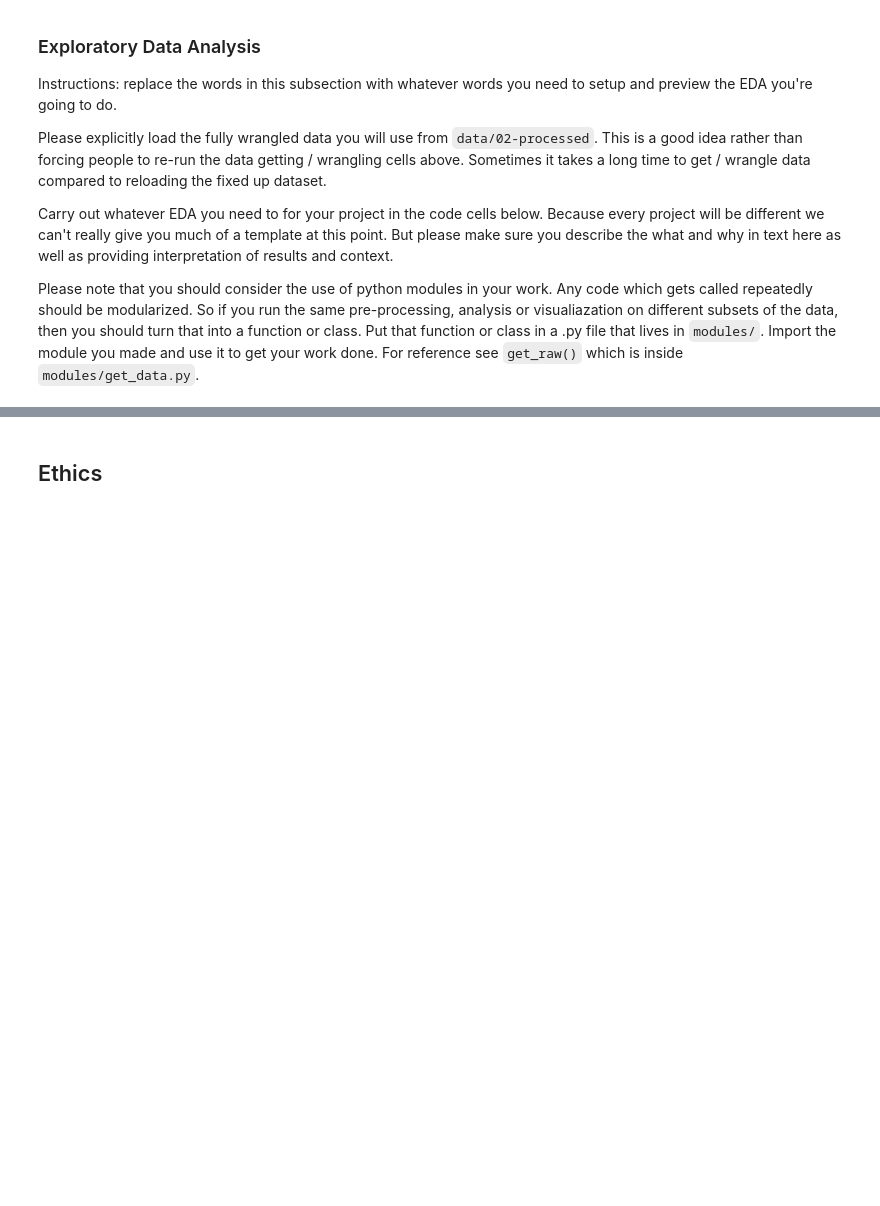
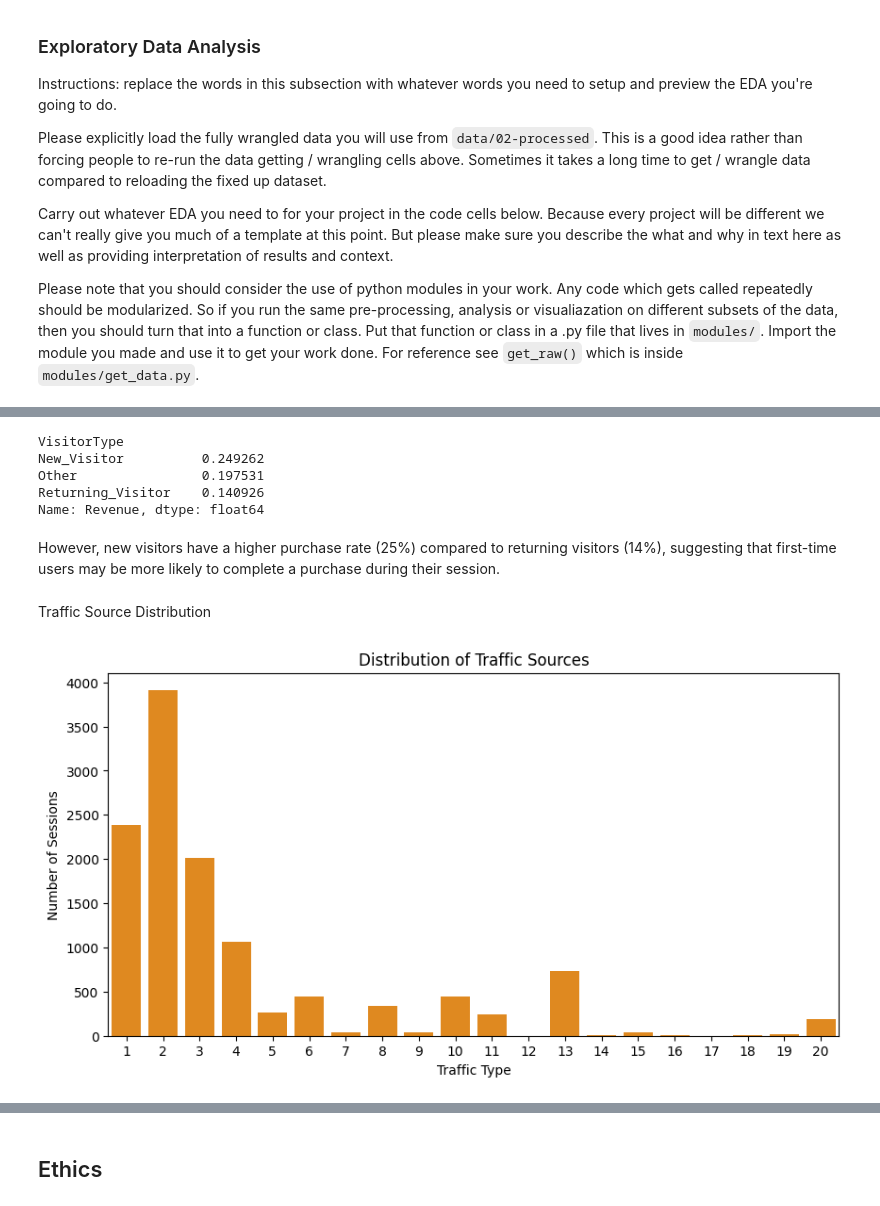
Before and after one commit to COGS108/Group067_WI26, a Jupyter notebook: 02-EDACheckpoint.ipynb, the cells around one changed output, grey strips where cells are left out. Saved outputs shown, nothing was run; the diff lists cells and outputs as text; code cells hidden in the pictures; blank space fills up the shorter version.

```diff
--- a/02-EDACheckpoint.ipynb
+++ b/02-EDACheckpoint.ipynb
@@ -473,0 +497,21 @@ Some more words and stuff.  Remember notebooks work best if you interleave the c
+# %%
+df.groupby('VisitorType')['Revenue'].mean()
+# %% [output]
+VisitorType
+New_Visitor          0.249262
+Other                0.197531
+Returning_Visitor    0.140926
+Name: Revenue, dtype: float64
+# %% [markdown]
+However, new visitors have a higher purchase rate (25%) compared to returning visitors (14%), suggesting that first-time users may be more likely to complete a purchase during their session.
+# %% [markdown]
+Traffic Source Distribution
+# %%
+plt.figure(figsize=(10,5))
+sns.countplot(x='TrafficType', data=df, color='darkorange')
+plt.title("Distribution of Traffic Sources")
+plt.xlabel("Traffic Type")
+plt.ylabel("Number of Sessions")
+plt.show()
+# %% [output]
+[figure, added]
```
Also changed, not shown: parts of 88 cells of this notebook.
